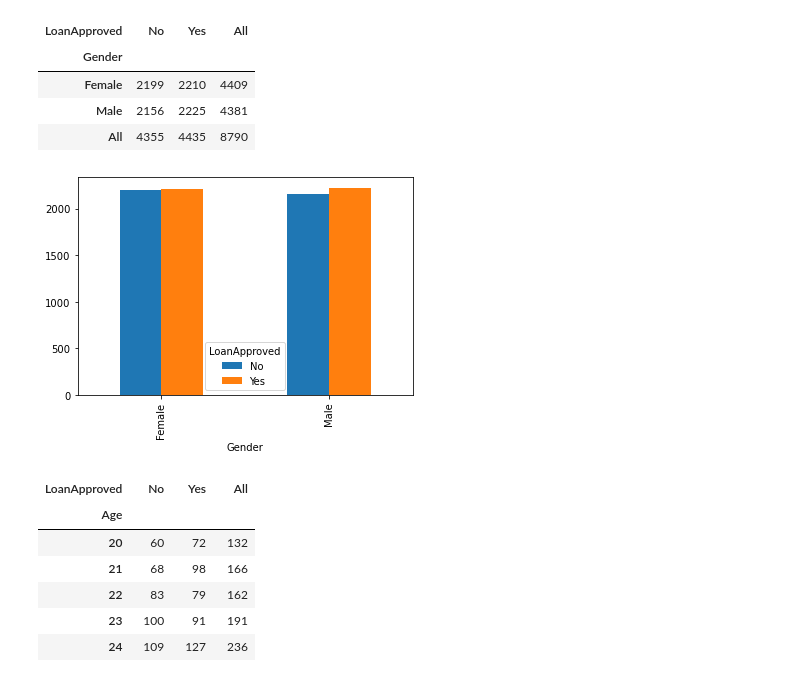
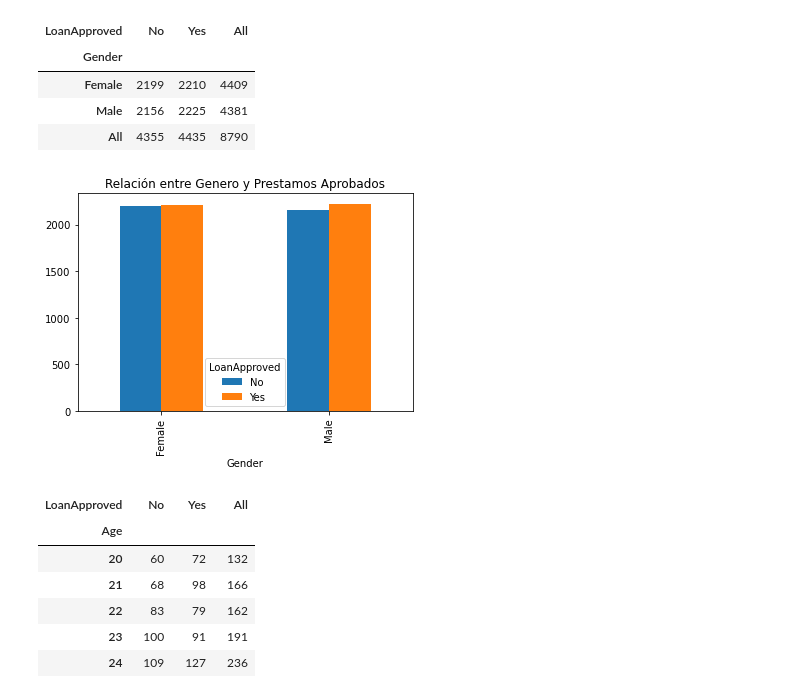
Before and after one commit to danielavillamar/ProyectoIA-KNN, a Jupyter notebook: ProyectoFinal.ipynb, the cells around one changed output. Saved outputs shown, nothing was run; the diff lists cells and outputs as text; code cells hidden in the pictures.

```diff
--- a/ProyectoFinal.ipynb
+++ b/ProyectoFinal.ipynb
@@ -211,9 +212,9 @@ pd.crosstab(index=df['Gender'],
 # %%
 #Gráfica representativa de los datos de "Gender" con relación a "LoanApproved"
 plot = pd.crosstab(index=df['Gender'],
-            columns=df['LoanApproved']).plot(kind='bar')
+            columns=df['LoanApproved']).plot(kind='bar', title='Relación entre Genero y Prestamos Aprobados')
 # %% [output]
-[figure, old version]
+[figure, new version]
 # %%
 #Cantidad de datos por opción de la columna "Age" con relación a "LoanApproved"
 pd.crosstab(index=df['Age'],
```
Also changed, not shown: parts of 30 cells of this notebook.
